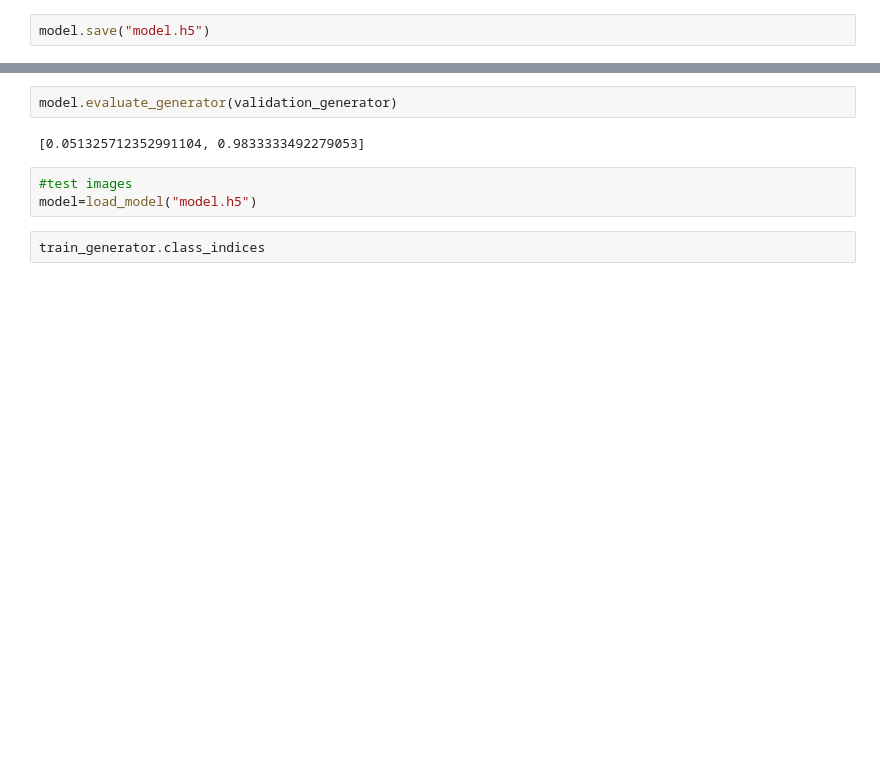
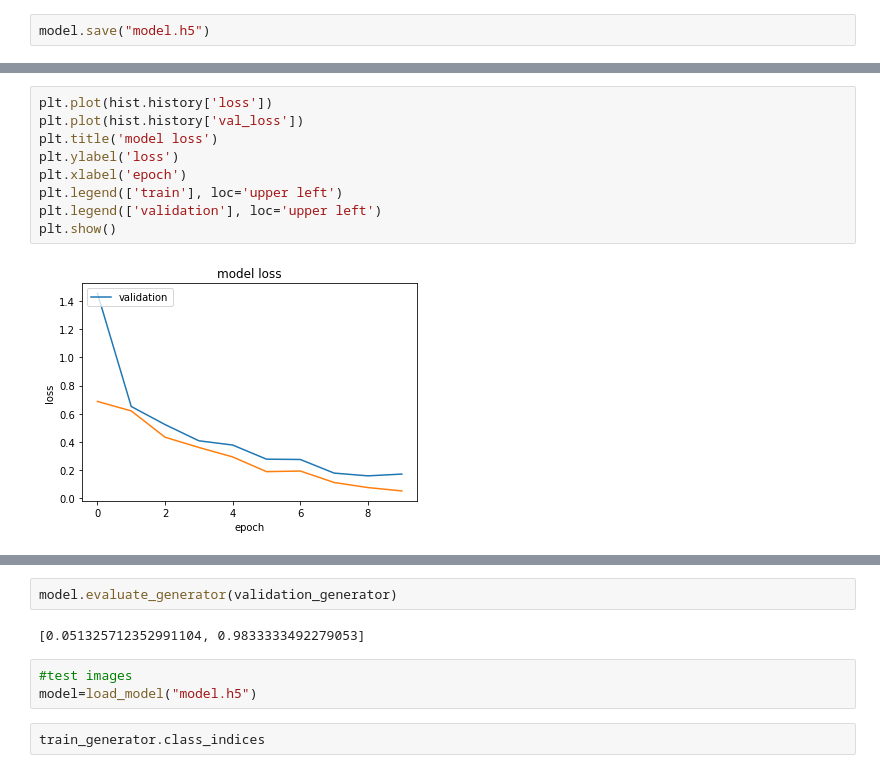
Before and after one commit to lakshayalmadi/Covid-19-Detector, a Jupyter notebook: Covid_Detector.ipynb, the cells around one changed output, grey strips where cells are left out. Drawn from its saved outputs; the diff is of its cells as text; blank space fills up the shorter version.

```diff
--- a/Covid_Detector.ipynb
+++ b/Covid_Detector.ipynb
@@ -258,3 +312,14 @@ model.save("model.h5")
+# %%
+plt.plot(hist.history['loss'])
+plt.plot(hist.history['val_loss'])
+plt.title('model loss')
+plt.ylabel('loss')
+plt.xlabel('epoch')
+plt.legend(['train'], loc='upper left')
+plt.legend(['validation'], loc='upper left')
+plt.show()
+# %% [output]
+[figure, added]
 # %%
 model.evaluate_generator(train_generator)
 # %% [output]
```
Also changed, not shown: parts of 6 cells of this notebook.
